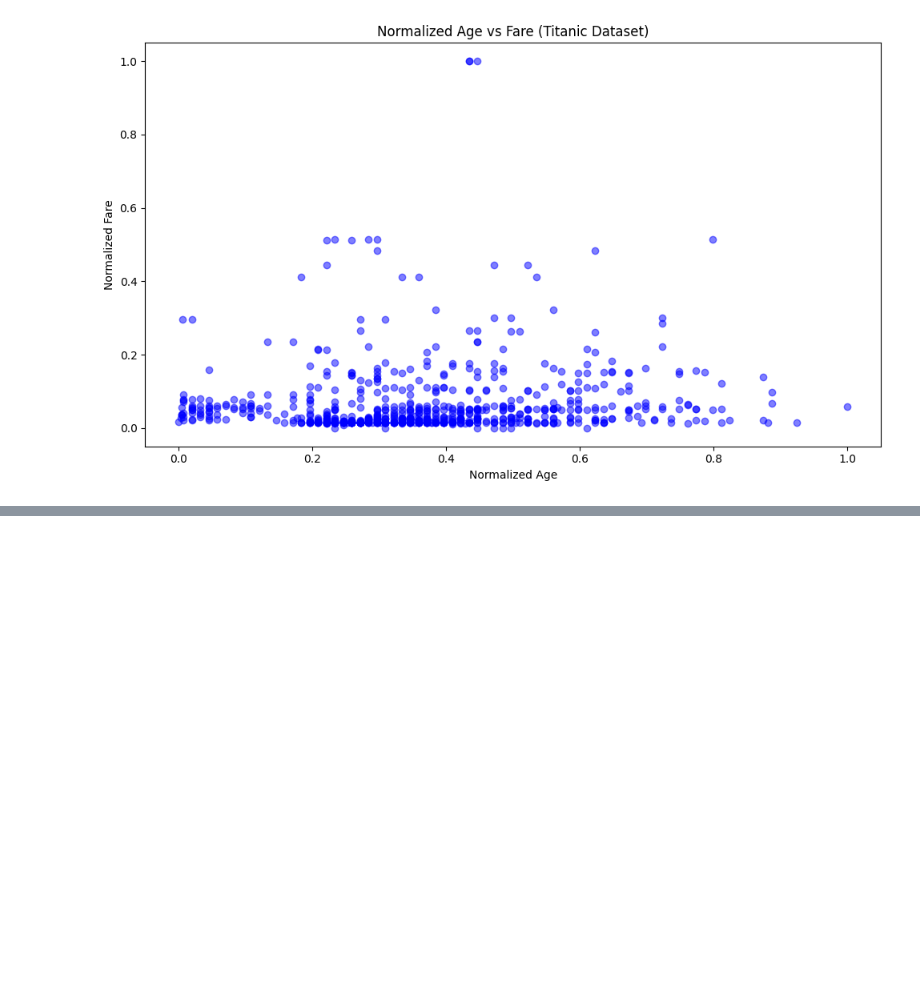
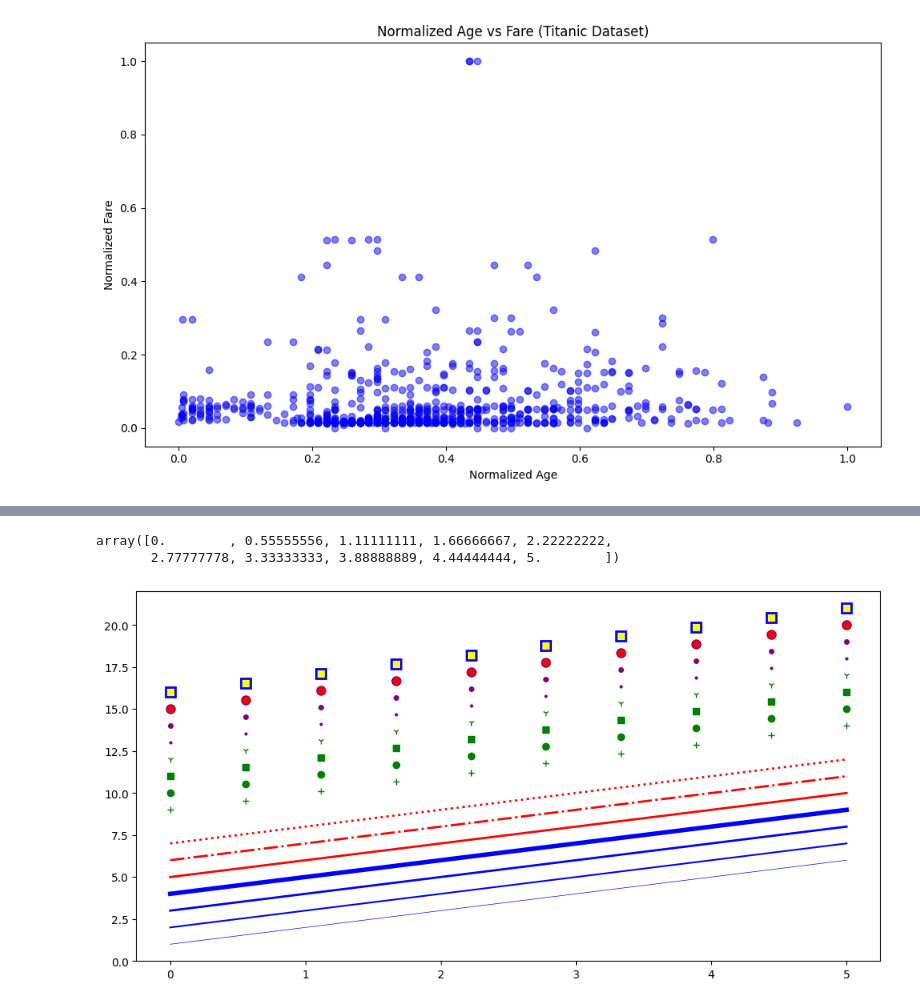
Before and after one commit to hbaon/cs404-python-ds, a Jupyter notebook: theme-02-data/data.ipynb, the cells around one changed output, grey strips where cells are left out. Saved outputs shown, nothing was run; the diff lists cells and outputs as text; code cells hidden in the pictures; blank space fills up the shorter version.

```diff
--- a/theme-02-data/data.ipynb
+++ b/theme-02-data/data.ipynb
@@ -88,0 +65,33 @@ df
+# %%
+x
+# %% [output]
+array([0.        , 0.55555556, 1.11111111, 1.66666667, 2.22222222,
+       2.77777778, 3.33333333, 3.88888889, 4.44444444, 5.        ])
+# %%
+plt.figure(figsize=(12,6))
+
+plt.plot(x, x+1, color="blue", linewidth=0.5)
+plt.plot(x, x+2, color="blue", linewidth=1.5)
+plt.plot(x, x+3, color="blue", linewidth=2.0)
+plt.plot(x, x+4, color="blue", linewidth=4.0)
+
+# possible linestyle options ‘-‘, ‘--’, ‘-.’, ‘:’
+plt.plot(x, x+5, color="red", lw=2, linestyle='-')
+plt.plot(x, x+6, color="red", lw=2, ls='-.')
+plt.plot(x, x+7, color="red", lw=2, ls=':')
+
+# possible marker symbols: marker = '+', 'o', '*', 's', ',', '.', '1', '2', '3', '4', ...
+plt.plot(x, x+9, color="green", ls='', marker='+')
+plt.plot(x, x+10, color="green", ls='', marker='o')
+plt.plot(x, x+11, color="green", ls='', marker='s')
+plt.plot(x, x+12, color="green", ls='', marker='1')
+
+# marker size and color
+plt.plot(x, x+13, color="purple", ls='', marker='o', markersize=2)
+plt.plot(x, x+14, color="purple", ls='', marker='o', markersize=4)
+plt.plot(x, x+15, color="purple", ls='', marker='o', markersize=8, markerfacecolor="red")
+plt.plot(x, x+16, color="purple", ls='', marker='s', markersize=8,
+        markerfacecolor="yellow", markeredgewidth=2, markeredgecolor="blue")
+plt.show()
+# %% [output]
+[figure, added]
```
Also changed, not shown: parts of 4 cells of this notebook, 2 other files.
